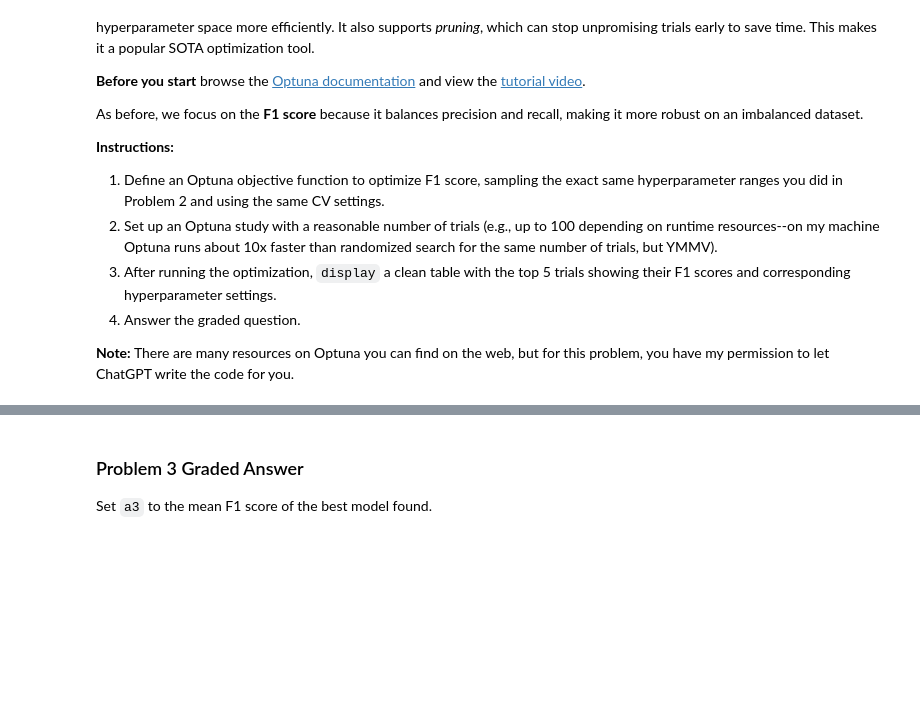
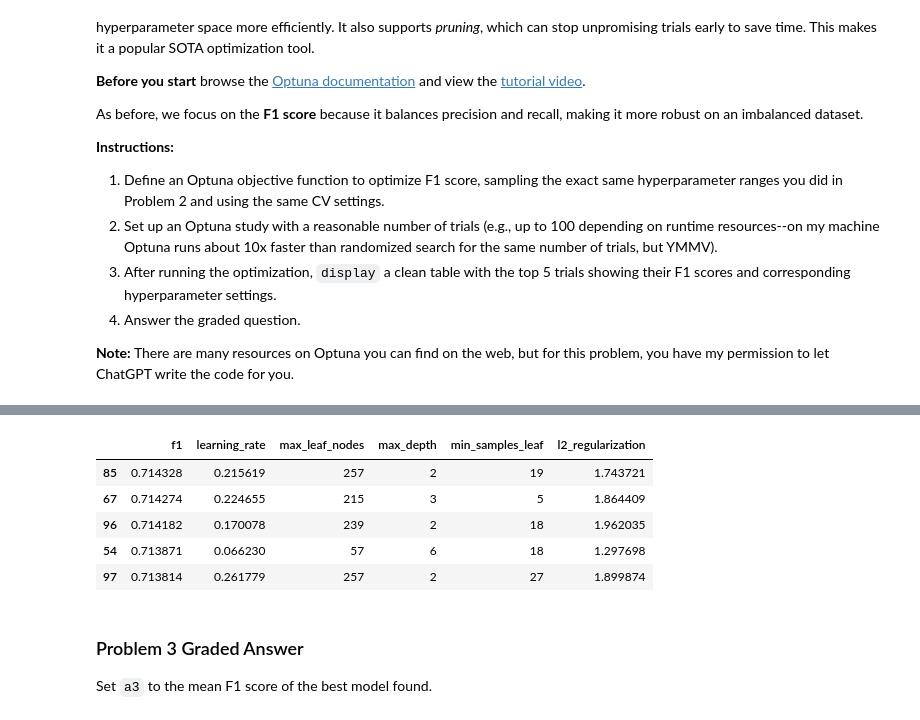
Before and after one commit to keshleem/dx603-homework8, a Jupyter notebook: Homework_08.ipynb, the cells around one changed output, grey strips where cells are left out. Cells and saved outputs as stored; diff of their text form; code cells hidden in the pictures; blank space fills up the shorter version.

Commit message:
hw completed, optuna

```diff
--- a/Homework_08.ipynb
+++ b/Homework_08.ipynb
@@ -431,0 +463,46 @@ As before, we focus on the **F1 score** because it balances precision and recall
+# %%
+# Your code here
+def objective(trial):
+
+  optuna_distributions = {
+    'learning_rate': trial.suggest_loguniform('learning_rate', 1e-3, 0.3),
+    'max_leaf_nodes': trial.suggest_int('max_leaf_nodes', 16, 257),
+    'max_depth': trial.suggest_int('max_depth', 2, 11),
+    'min_samples_leaf': trial.suggest_int('min_samples_leaf', 1, 201),
+    'l2_regularization': trial.suggest_float('l2_regularization', 0.0, 2.0)
+  }
+
+  # BUILD MODEL
+  model = HistGradientBoostingClassifier(
+    **optuna_distributions,
+    class_weight="balanced",
+      early_stopping=True,
+      max_iter=500,
+      n_iter_no_change=20,
+      random_state=random_seed,
+      validation_fraction=0.2
+    )
+
+    # 5-fold stratified CV
+  cv = StratifiedKFold(n_splits=5, shuffle=True, random_state=random_seed)
+
+  # Compute F1 score
+  scores = cross_val_score(model, X, y, cv=cv, scoring="f1", n_jobs=-1)
+
+  return scores.mean()
+
+study = optuna.create_study(direction='maximize')
+study.optimize(objective, n_trials=100)
+
+records = []
+for t in study.trials:
+    records.append({
+        "f1": t.value,
+        **t.params
+    })
+
+df_optuna = pd.DataFrame(records)
+df_top5 = df_optuna.sort_values("f1", ascending=False).head(5)
+
+display(df_top5)
+# %% [output]
@@ -432,3 +526,9 @@ As before, we focus on the **F1 score** because it balances precision and recall
+|  | f1 | learning_rate | max_leaf_nodes | max_depth | min_samples_leaf | l2_regularization |
+| 85 | 0.714328 | 0.215619 | 257 | 2 | 19 | 1.743721 |
+| 67 | 0.714274 | 0.224655 | 215 | 3 | 5 | 1.864409 |
+| 96 | 0.714182 | 0.170078 | 239 | 2 | 18 | 1.962035 |
+| 54 | 0.713871 | 0.066230 | 57 | 6 | 18 | 1.297698 |
+| 97 | 0.713814 | 0.261779 | 257 | 2 | 27 | 1.899874 |
 # %% [markdown]
 ### Problem 3 Graded Answer
 
```
Also changed, not shown: parts of 21 cells of this notebook.
